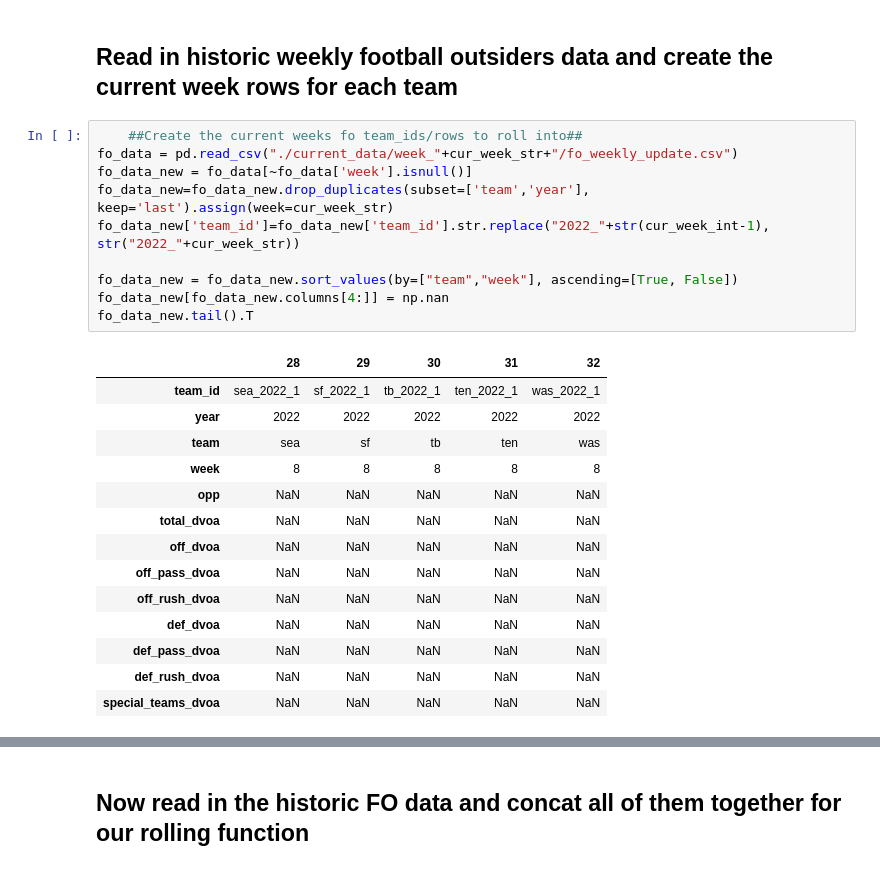
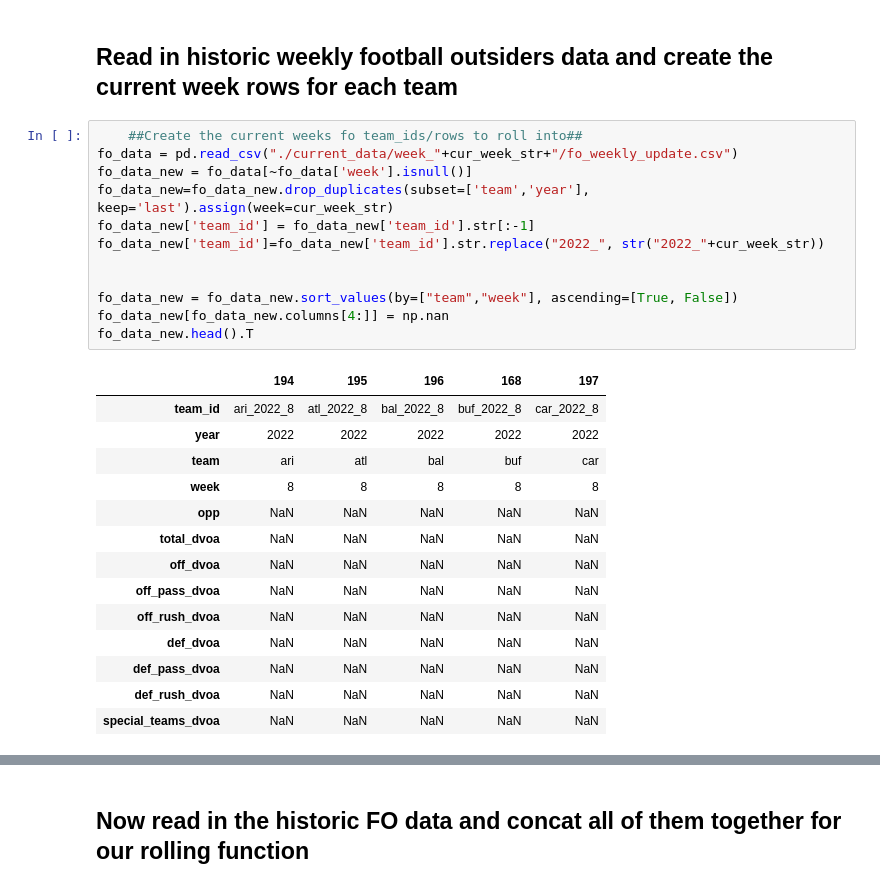
Before and after one commit to ajakks/nfl_models, a Jupyter notebook: create_modeling_data_2022.ipynb, the cells around one changed output, grey strips where cells are left out. Cells and saved outputs as stored; diff of their text form.

```diff
--- a/create_modeling_data_2022.ipynb
+++ b/create_modeling_data_2022.ipynb
@@ -619,18 +619,20 @@ def rolling_fo(data=None, roll_value=None, roll_type=None):
 # %%
 	##Create the current weeks fo team_ids/rows to roll into##
 fo_data = pd.read_csv("./current_data/week_"+cur_week_str+"/fo_weekly_update.csv")
 fo_data_new = fo_data[~fo_data['week'].isnull()]
 fo_data_new=fo_data_new.drop_duplicates(subset=['team','year'], keep='last').assign(week=cur_week_str)
-fo_data_new['team_id']=fo_data_new['team_id'].str.replace("2022_"+str(cur_week_int-1), str("2022_"+cur_week_str))
+fo_data_new['team_id'] = fo_data_new['team_id'].str[:-1]
+fo_data_new['team_id']=fo_data_new['team_id'].str.replace("2022_", str("2022_"+cur_week_str))
+
 
 fo_data_new = fo_data_new.sort_values(by=["team","week"], ascending=[True, False])
 fo_data_new[fo_data_new.columns[4:]] = np.nan
-fo_data_new.tail().T
+fo_data_new.head().T
 # %% [output]
-|  | 28 | 29 | 30 | 31 | 32 |
-| team_id | sea_2022_1 | sf_2022_1 | tb_2022_1 | ten_2022_1 | was_2022_1 |
+|  | 194 | 195 | 196 | 168 | 197 |
+| team_id | ari_2022_8 | atl_2022_8 | bal_2022_8 | buf_2022_8 | car_2022_8 |
 | year | 2022 | 2022 | 2022 | 2022 | 2022 |
-| team | sea | sf | tb | ten | was |
+| team | ari | atl | bal | buf | car |
 | week | 8 | 8 | 8 | 8 | 8 |
 | opp | NaN | NaN | NaN | NaN | NaN |
 | total_dvoa | NaN | NaN | NaN | NaN | NaN |
```
Also changed, not shown: parts of 4 cells of this notebook.
